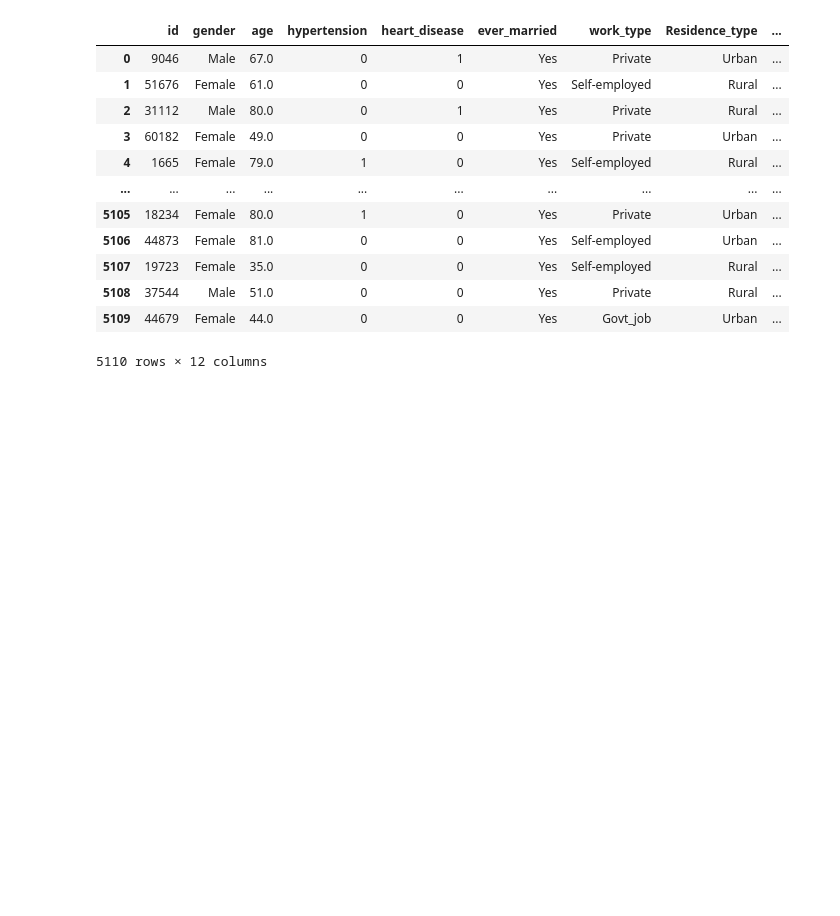
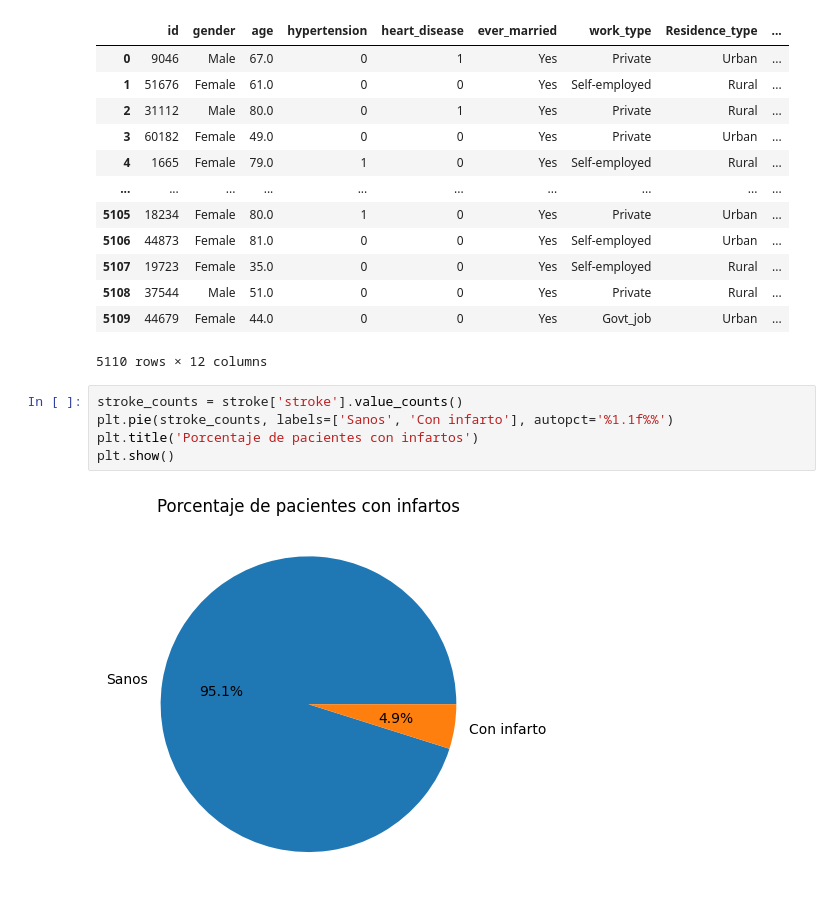
Before and after one commit to andresgabas/DS-Coderhouse, a Jupyter notebook: Visualización_Gabás.ipynb, the cells around one changed output. Saved outputs shown, nothing was run; the diff lists cells and outputs as text; blank space fills up the shorter version.

```diff
--- a/Visualización_Gabás.ipynb
+++ b/Visualización_Gabás.ipynb
@@ -23,3 +53,10 @@ stroke
 | 5108 | 37544 | Male | 51.0 | 0 | 0 | Yes | Private | Rural | ... |
 | 5109 | 44679 | Female | 44.0 | 0 | 0 | Yes | Govt_job | Urban | ... |
 5110 rows × 12 columns
+# %%
+stroke_counts = stroke['stroke'].value_counts()
+plt.pie(stroke_counts, labels=['Sanos', 'Con infarto'], autopct='%1.1f%%')
+plt.title('Porcentaje de pacientes con infartos')
+plt.show()
+# %% [output]
+[figure, added]
```
Also changed, not shown: parts of 6 cells of this notebook.
